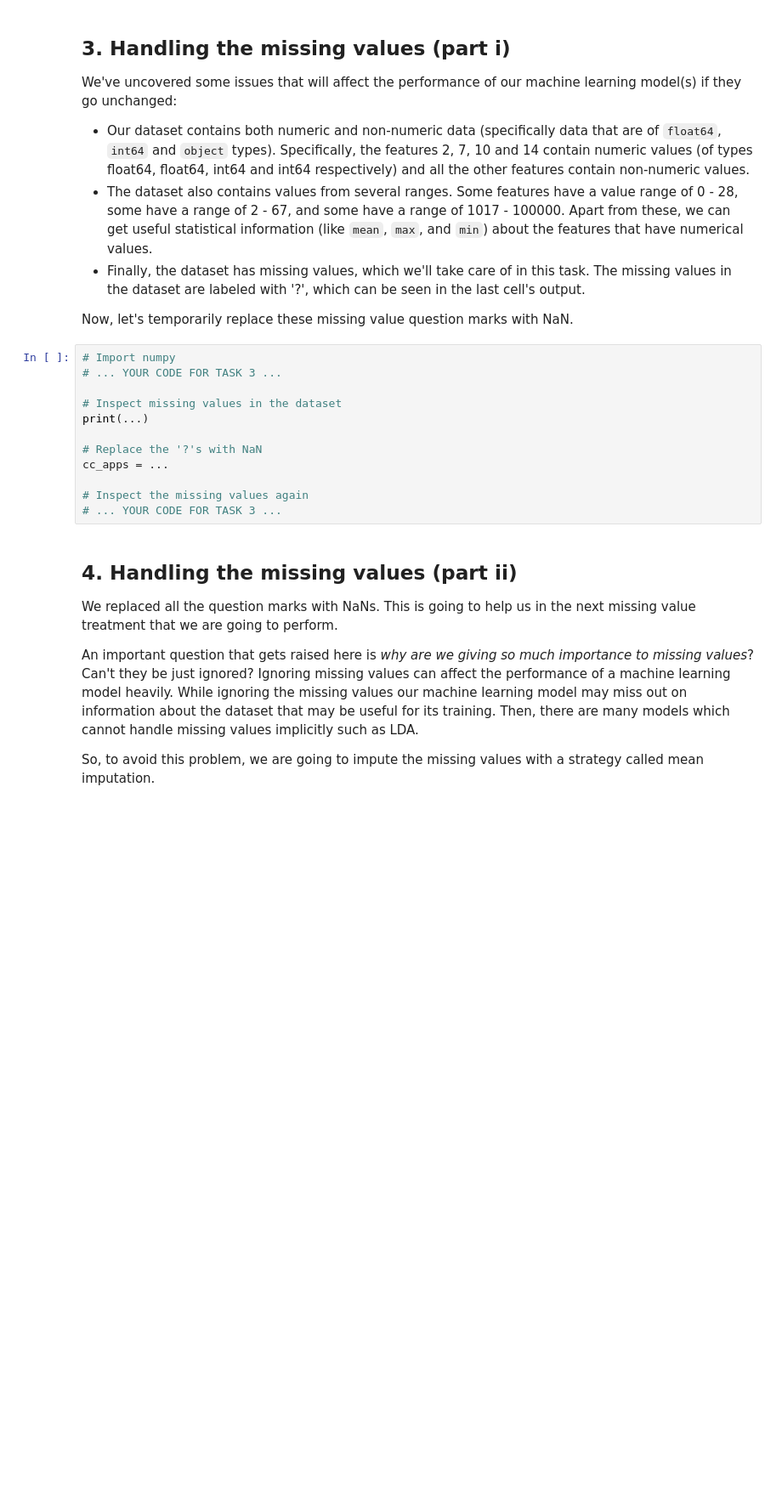
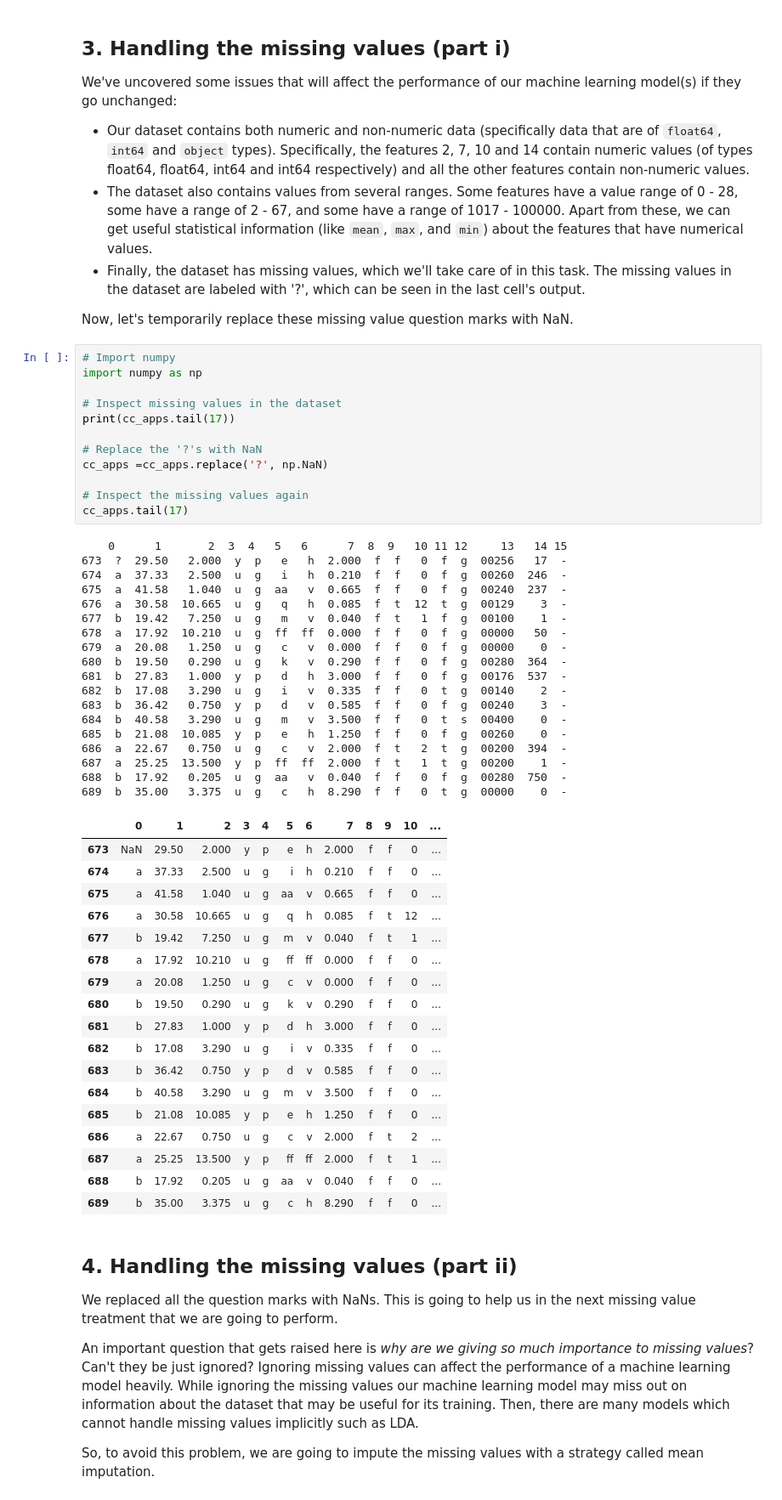
Before and after one commit to lilianngweta/predicting-credit-card-approvals, a Jupyter notebook: notebook.ipynb, the cells around one changed output. Shown at 85% size. Cells and saved outputs as stored; diff of their text form; blank space fills up the shorter version.

Commit message:
Replaced missing value question marks with NaN

```diff
--- a/notebook.ipynb
+++ b/notebook.ipynb
@@ -93,16 +93,53 @@ None
 <p>Now, let's temporarily replace these missing value question marks with NaN.</p>
 # %%
 # Import numpy
-# ... YOUR CODE FOR TASK 3 ...
+import numpy as np
 
 # Inspect missing values in the dataset
-print(...)
+print(cc_apps.tail(17))
 
 # Replace the '?'s with NaN
-cc_apps = ...
+cc_apps =cc_apps.replace('?', np.NaN)
 
 # Inspect the missing values again
-# ... YOUR CODE FOR TASK 3 ...
+cc_apps.tail(17)
+# %% [output]
+    0      1       2  3  4   5   6      7  8  9   10 11 12     13   14 15
+673  ?  29.50   2.000  y  p   e   h  2.000  f  f   0  f  g  00256   17  -
+674  a  37.33   2.500  u  g   i   h  0.210  f  f   0  f  g  00260  246  -
+675  a  41.58   1.040  u  g  aa   v  0.665  f  f   0  f  g  00240  237  -
+676  a  30.58  10.665  u  g   q   h  0.085  f  t  12  t  g  00129    3  -
+677  b  19.42   7.250  u  g   m   v  0.040  f  t   1  f  g  00100    1  -
+678  a  17.92  10.210  u  g  ff  ff  0.000  f  f   0  f  g  00000   50  -
+679  a  20.08   1.250  u  g   c   v  0.000  f  f   0  f  g  00000    0  -
+680  b  19.50   0.290  u  g   k   v  0.290  f  f   0  f  g  00280  364  -
+681  b  27.83   1.000  y  p   d   h  3.000  f  f   0  f  g  00176  537  -
+682  b  17.08   3.290  u  g   i   v  0.335  f  f   0  t  g  00140    2  -
+683  b  36.42   0.750  y  p   d   v  0.585  f  f   0  f  g  00240    3  -
+684  b  40.58   3.290  u  g   m   v  3.500  f  f   0  t  s  00400    0  -
+685  b  21.08  10.085  y  p   e   h  1.250  f  f   0  f  g  00260    0  -
+686  a  22.67   0.750  u  g   c   v  2.000  f  t   2  t  g  00200  394  -
+687  a  25.25  13.500  y  p  ff  ff  2.000  f  t   1  t  g  00200    1  -
+688  b  17.92   0.205  u  g  aa   v  0.040  f  f   0  f  g  00280  750  -
+689  b  35.00   3.375  u  g   c   h  8.290  f  f   0  t  g  00000    0  -
+|  | 0 | 1 | 2 | 3 | 4 | 5 | 6 | 7 | 8 | 9 | 10 | ... |
+| 673 | NaN | 29.50 | 2.000 | y | p | e | h | 2.000 | f | f | 0 | ... |
+| 674 | a | 37.33 | 2.500 | u | g | i | h | 0.210 | f | f | 0 | ... |
+| 675 | a | 41.58 | 1.040 | u | g | aa | v | 0.665 | f | f | 0 | ... |
+| 676 | a | 30.58 | 10.665 | u | g | q | h | 0.085 | f | t | 12 | ... |
+| 677 | b | 19.42 | 7.250 | u | g | m | v | 0.040 | f | t | 1 | ... |
+| 678 | a | 17.92 | 10.210 | u | g | ff | ff | 0.000 | f | f | 0 | ... |
+| 679 | a | 20.08 | 1.250 | u | g | c | v | 0.000 | f | f | 0 | ... |
+| 680 | b | 19.50 | 0.290 | u | g | k | v | 0.290 | f | f | 0 | ... |
+| 681 | b | 27.83 | 1.000 | y | p | d | h | 3.000 | f | f | 0 | ... |
+| 682 | b | 17.08 | 3.290 | u | g | i | v | 0.335 | f | f | 0 | ... |
+| 683 | b | 36.42 | 0.750 | y | p | d | v | 0.585 | f | f | 0 | ... |
+| 684 | b | 40.58 | 3.290 | u | g | m | v | 3.500 | f | f | 0 | ... |
+| 685 | b | 21.08 | 10.085 | y | p | e | h | 1.250 | f | f | 0 | ... |
+| 686 | a | 22.67 | 0.750 | u | g | c | v | 2.000 | f | t | 2 | ... |
+| 687 | a | 25.25 | 13.500 | y | p | ff | ff | 2.000 | f | t | 1 | ... |
+| 688 | b | 17.92 | 0.205 | u | g | aa | v | 0.040 | f | f | 0 | ... |
+| 689 | b | 35.00 | 3.375 | u | g | c | h | 8.290 | f | f | 0 | ... |
 # %% [markdown]
 ## 4. Handling the missing values (part ii)
 <p>We replaced all the question marks with NaNs. This is going to help us in the next missing value treatment that we are going to perform.</p>
```
